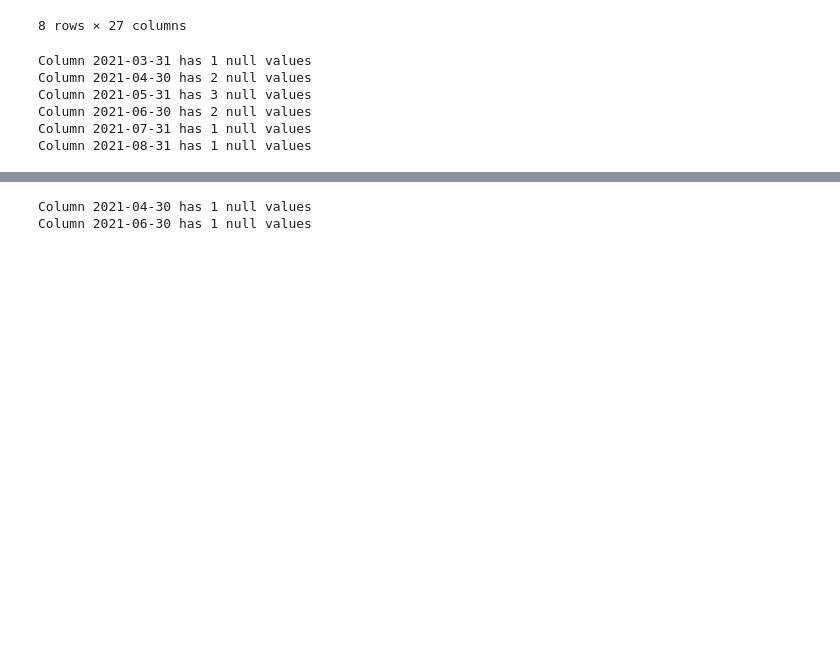
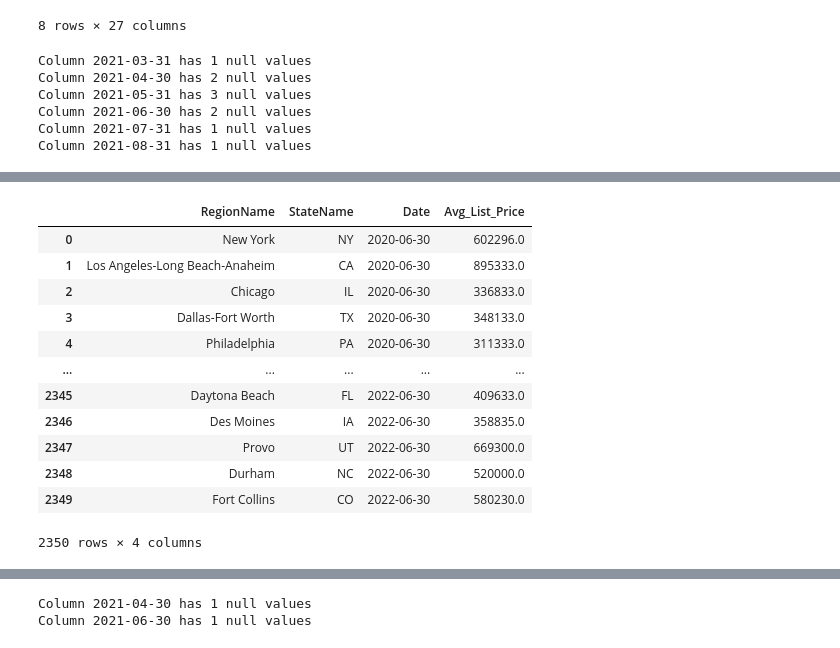
Before and after one commit to mein0819/Final_Project, a Jupyter notebook: Initial_Data_Exploration.ipynb, the cells around one changed output, grey strips where cells are left out. Drawn from its saved outputs; the diff is of its cells as text; code cells hidden in the pictures; blank space fills up the shorter version.

Commit message:
cleaned up dataframes, tested out merging

```diff
--- a/Initial_Data_Exploration.ipynb
+++ b/Initial_Data_Exploration.ipynb
@@ -377,0 +422,20 @@ list_price_data
+# %%
+# Reorder data so dates are all in one column
+list_price_by_month = list_price_data.melt(id_vars=['RegionName', 'StateName'],
+                                          var_name='Date',
+                                          value_name='Avg_List_Price')
+list_price_by_month
+# %% [output]
+|  | RegionName | StateName | Date | Avg_List_Price |
+| 0 | New York | NY | 2020-06-30 | 602296.0 |
+| 1 | Los Angeles-Long Beach-Anaheim | CA | 2020-06-30 | 895333.0 |
+| 2 | Chicago | IL | 2020-06-30 | 336833.0 |
+| 3 | Dallas-Fort Worth | TX | 2020-06-30 | 348133.0 |
+| 4 | Philadelphia | PA | 2020-06-30 | 311333.0 |
+| ... | ... | ... | ... | ... |
+| 2345 | Daytona Beach | FL | 2022-06-30 | 409633.0 |
+| 2346 | Des Moines | IA | 2022-06-30 | 358835.0 |
+| 2347 | Provo | UT | 2022-06-30 | 669300.0 |
+| 2348 | Durham | NC | 2022-06-30 | 520000.0 |
+| 2349 | Fort Collins | CO | 2022-06-30 | 580230.0 |
+2350 rows × 4 columns
```
Also changed, not shown: parts of 50 cells of this notebook.
